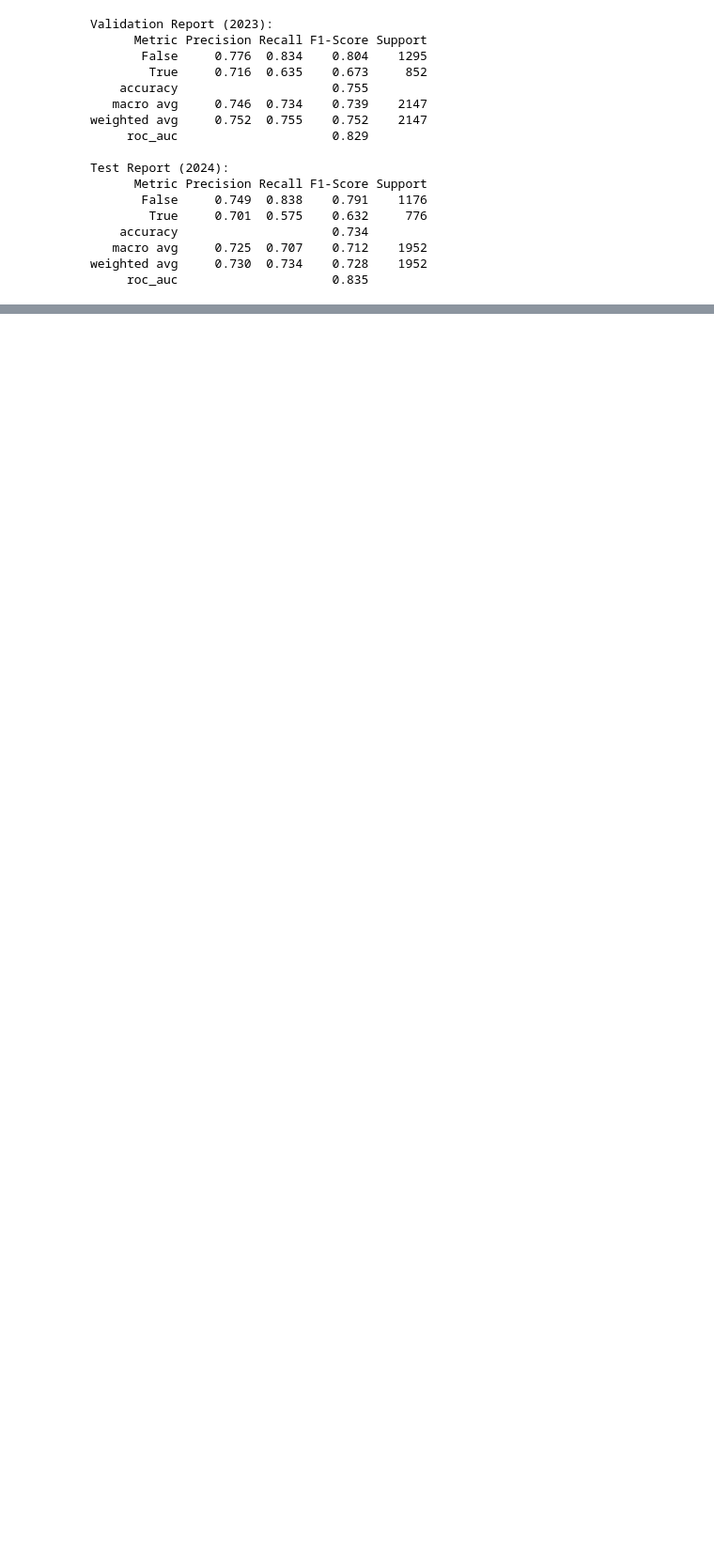
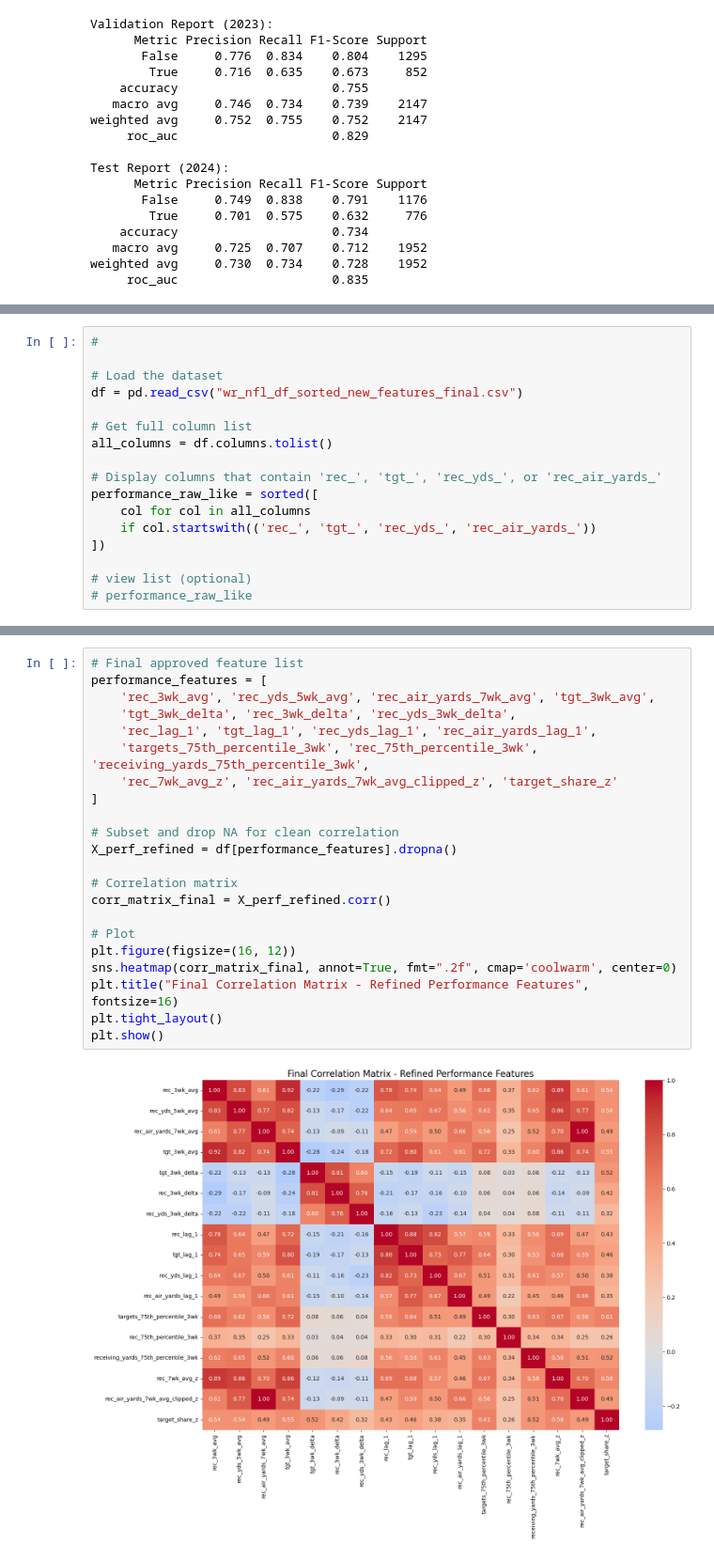
Before and after one commit to ARCtechmo/fanfav, a Jupyter notebook: wr_class_prob_model_dev.ipynb, the cells around one changed output, grey strips where cells are left out. Shown at 94% size. Cells and saved outputs as stored; diff of their text form; blank space fills up the shorter version.

```diff
--- a/wr_class_prob_model_dev.ipynb
+++ b/wr_class_prob_model_dev.ipynb
@@ -1244,0 +1245,17 @@ weighted avg     0.730  0.734    0.728    1952
+# %%
+#
+
+# Load the dataset
+df = pd.read_csv("wr_nfl_df_sorted_new_features_final.csv")
+
+# Get full column list
+all_columns = df.columns.tolist()
+
+# Display columns that contain 'rec_', 'tgt_', 'rec_yds_', or 'rec_air_yards_'
+performance_raw_like = sorted([
+    col for col in all_columns
+    if col.startswith(('rec_', 'tgt_', 'rec_yds_', 'rec_air_yards_'))
+])
+
+# view list (optional)
+# performance_raw_like
@@ -1244,0 +1297,24 @@ weighted avg     0.730  0.734    0.728    1952
+# %%
+# Final approved feature list
+performance_features = [
+    'rec_3wk_avg', 'rec_yds_5wk_avg', 'rec_air_yards_7wk_avg', 'tgt_3wk_avg',
+    'tgt_3wk_delta', 'rec_3wk_delta', 'rec_yds_3wk_delta',
+    'rec_lag_1', 'tgt_lag_1', 'rec_yds_lag_1', 'rec_air_yards_lag_1',
+    'targets_75th_percentile_3wk', 'rec_75th_percentile_3wk', 'receiving_yards_75th_percentile_3wk',
+    'rec_7wk_avg_z', 'rec_air_yards_7wk_avg_clipped_z', 'target_share_z'
+]
+
+# Subset and drop NA for clean correlation
+X_perf_refined = df[performance_features].dropna()
+
+# Correlation matrix
+corr_matrix_final = X_perf_refined.corr()
+
+# Plot
+plt.figure(figsize=(16, 12))
+sns.heatmap(corr_matrix_final, annot=True, fmt=".2f", cmap='coolwarm', center=0)
+plt.title("Final Correlation Matrix - Refined Performance Features", fontsize=16)
+plt.tight_layout()
+plt.show()
+# %% [output]
+[figure, added]
```
Also changed, not shown: parts of 21 cells of this notebook.
